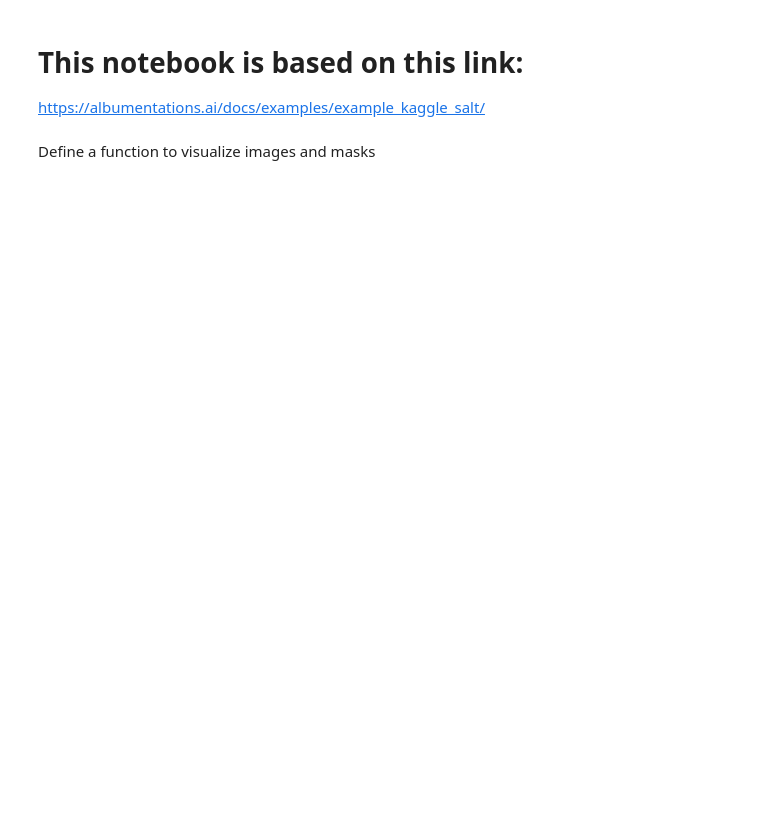
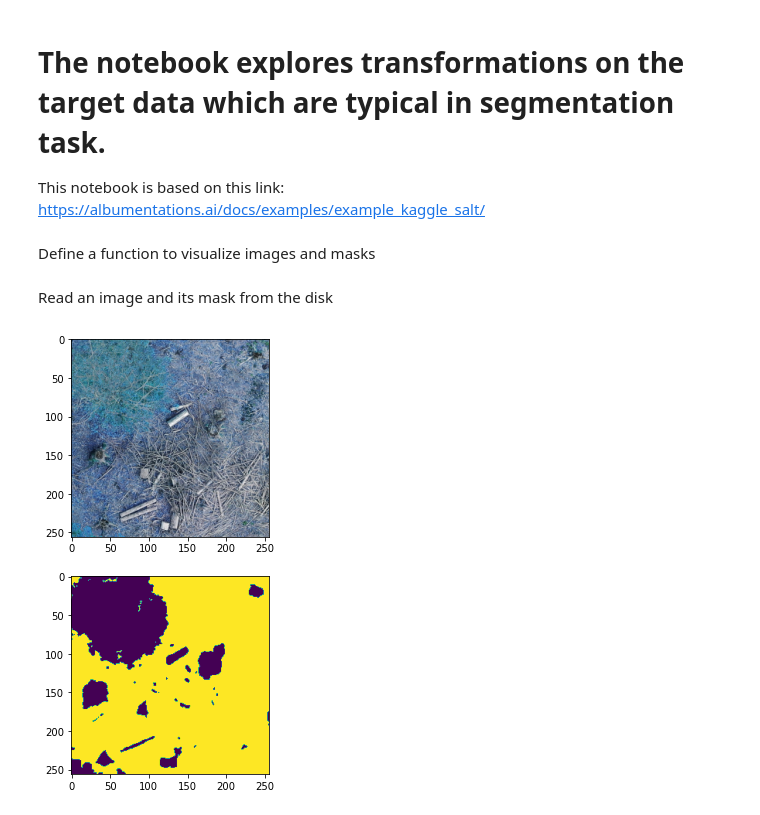
Before and after one commit to ihabram/HBRS-RnD, a Jupyter notebook: Sources/Albumentations.ipynb, the cells around one changed output. Cells and saved outputs as stored; diff of their text form; code cells hidden in the pictures; blank space fills up the shorter version.

Commit message:
Typical segmentation transformations added

```diff
--- a/Sources/Albumentations.ipynb
+++ b/Sources/Albumentations.ipynb
@@ -1,5 +1,5 @@
 # %% [markdown]
-# This notebook is based on this link:
+# The notebook explores transformations on the target data which are typical in segmentation task.
 
-https://albumentations.ai/docs/examples/example_kaggle_salt/
+This notebook is based on this link: https://albumentations.ai/docs/examples/example_kaggle_salt/
 # %%
@@ -32,3 +34,13 @@ def visualize(image, mask, original_image=None, original_mask=None):
 
         ax[1, 1].imshow(mask)
         ax[1, 1].set_title('Transformed mask', fontsize=fontsize)
+# %% [markdown]
+Read an image and its mask from the disk
+# %%
+image = cv2.imread('../Images/Rasterio_windowing/rgb/1_5.png')
+mask = cv2.imread('../Images/Rasterio_windowing/mask/1_5.png', cv2.IMREAD_GRAYSCALE)
+original_height, original_width = image.shape[:2]
+
+visualize(image, mask)
+# %% [output]
+[figure, added]
```
Also changed, not shown: parts of 27 cells of this notebook.
